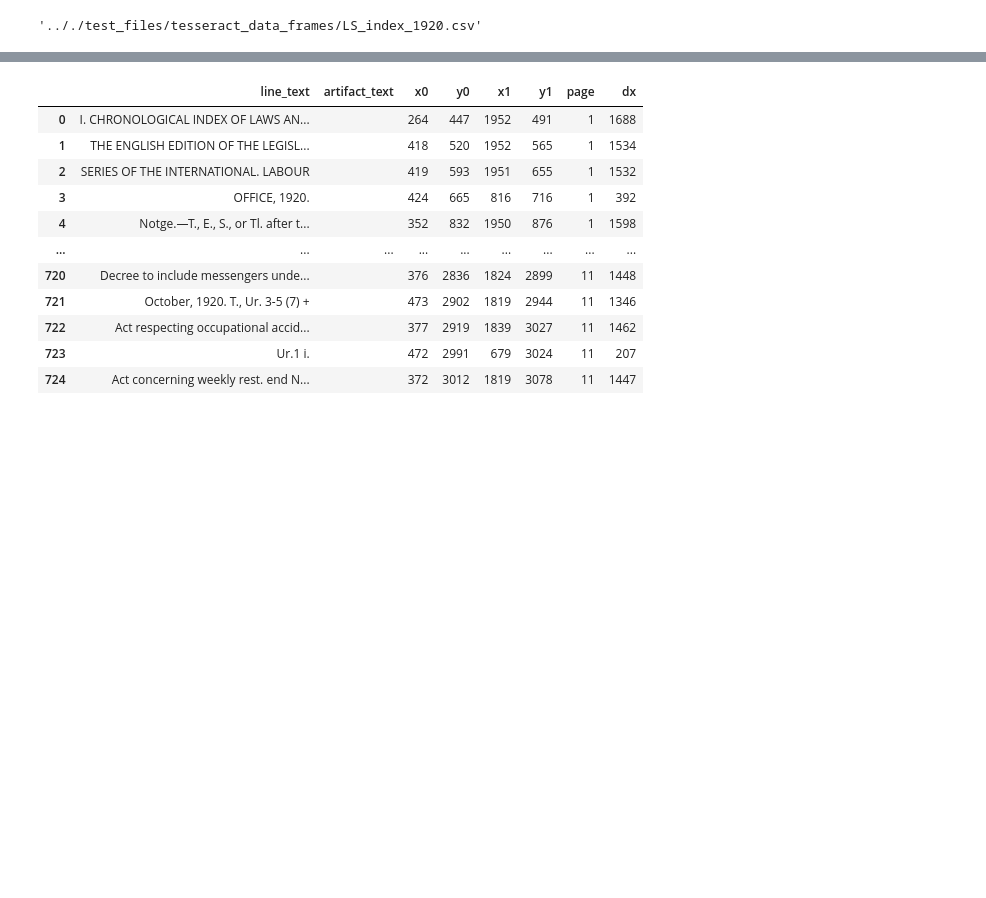
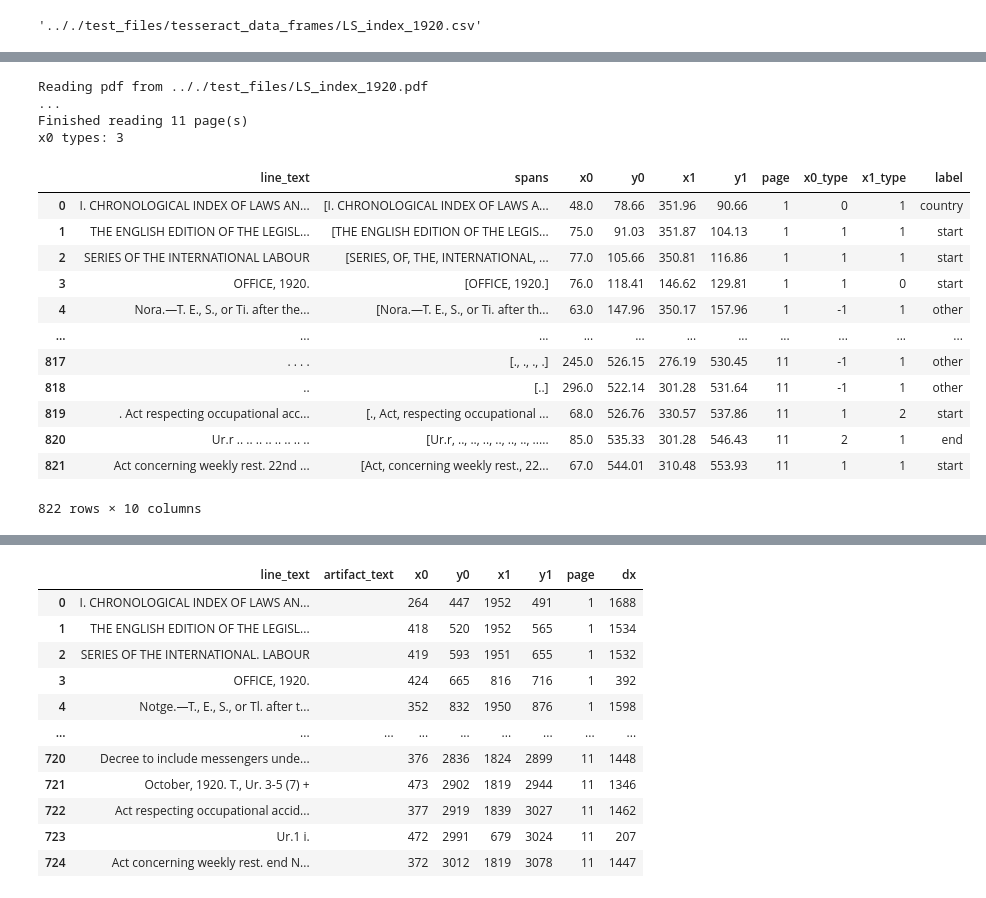
Before and after one commit to jeusa/indexex, a Jupyter notebook: code/index_extraction.ipynb, the cells around one changed output, grey strips where cells are left out. Cells and saved outputs as stored; diff of their text form; code cells hidden in the pictures; blank space fills up the shorter version.

```diff
--- a/code/index_extraction.ipynb
+++ b/code/index_extraction.ipynb
@@ -51,0 +102,30 @@ display(test_dfs, file)
+# %%
+pdf, pdf_dict = util.read_pdf(pdf_file)
+l_df = lines.make_lines_df(pdf_dict)
+l_df = lines.merge_close_lines(l_df, 4)
+b_x0, b_x1, x0_c = group.group_line_starts_ends(l_df)
+bor = lines.make_borders_df(b_x0, b_x1)
+
+l_df = label.assign_types(l_df, b_x0, b_x1, x0_c)
+l_df = label.assign_labels(l_df, x0_c)
+
+print(f"x0 types: {x0_c}")
+l_df
+# %% [output]
+Reading pdf from .././test_files/LS_index_1920.pdf
+...
+Finished reading 11 page(s)
+x0 types: 3
+|  | line_text | spans | x0 | y0 | x1 | y1 | page | x0_type | x1_type | label |
+| 0 | I. CHRONOLOGICAL INDEX OF LAWS AN... | [I. CHRONOLOGICAL INDEX OF LAWS A... | 48.0 | 78.66 | 351.96 | 90.66 | 1 | 0 | 1 | country |
+| 1 | THE ENGLISH EDITION OF THE LEGISL... | [THE ENGLISH EDITION OF THE LEGIS... | 75.0 | 91.03 | 351.87 | 104.13 | 1 | 1 | 1 | start |
+| 2 | SERIES OF THE INTERNATIONAL LABOUR | [SERIES, OF, THE, INTERNATIONAL, ... | 77.0 | 105.66 | 350.81 | 116.86 | 1 | 1 | 1 | start |
+| 3 | OFFICE, 1920. | [OFFICE, 1920.] | 76.0 | 118.41 | 146.62 | 129.81 | 1 | 1 | 0 | start |
+| 4 | Nora.—T. E., S., or Ti. after the... | [Nora.—T. E., S., or Ti. after th... | 63.0 | 147.96 | 350.17 | 157.96 | 1 | -1 | 1 | other |
+| ... | ... | ... | ... | ... | ... | ... | ... | ... | ... | ... |
+| 817 | . . . . | [., ., ., .] | 245.0 | 526.15 | 276.19 | 530.45 | 11 | -1 | 1 | other |
+| 818 | .. | [..] | 296.0 | 522.14 | 301.28 | 531.64 | 11 | -1 | 1 | other |
+| 819 | . Act respecting occupational acc... | [., Act, respecting occupational ... | 68.0 | 526.76 | 330.57 | 537.86 | 11 | 1 | 2 | start |
+| 820 | Ur.r .. .. .. .. .. .. .. .. | [Ur.r, .., .., .., .., .., .., ..... | 85.0 | 535.33 | 301.28 | 546.43 | 11 | 2 | 1 | end |
+| 821 | Act concerning weekly rest. 22nd ... | [Act, concerning weekly rest., 22... | 67.0 | 544.01 | 310.48 | 553.93 | 11 | 1 | 1 | start |
+822 rows × 10 columns
```
Also changed, not shown: parts of 22 cells of this notebook, 4 other files.
